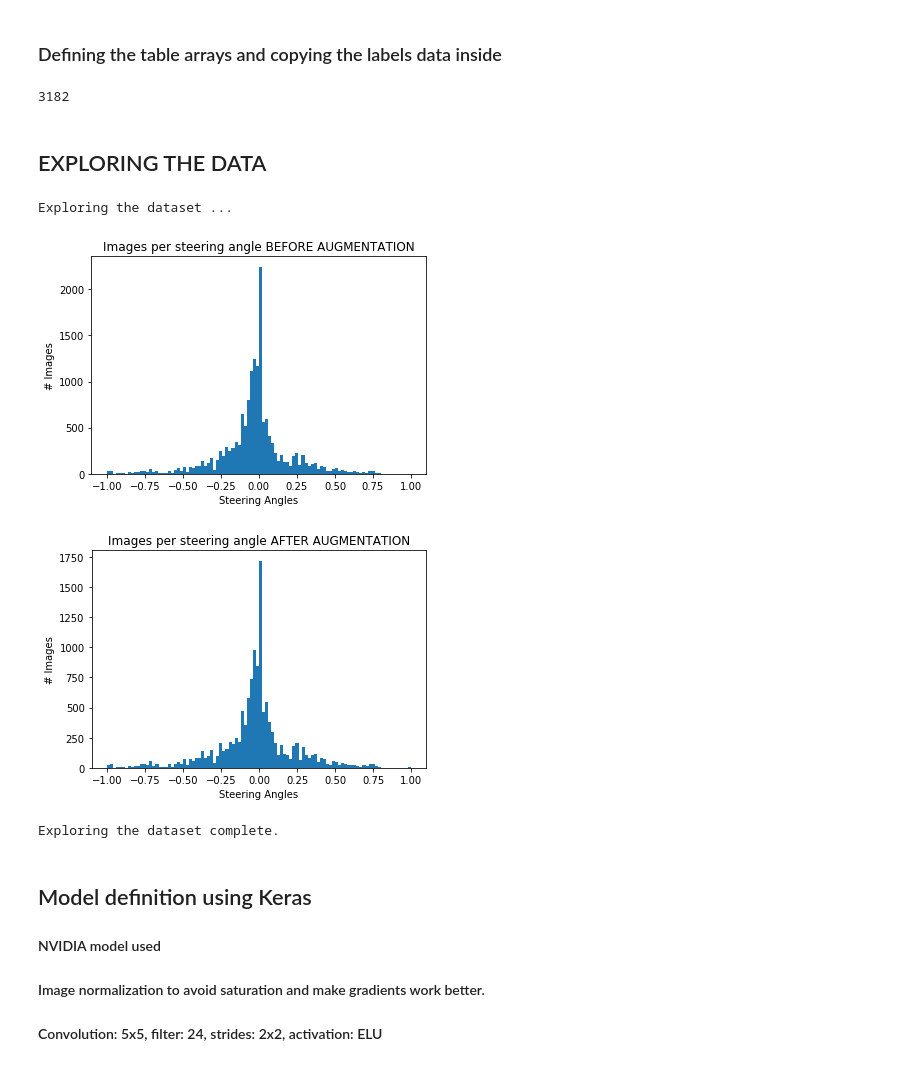
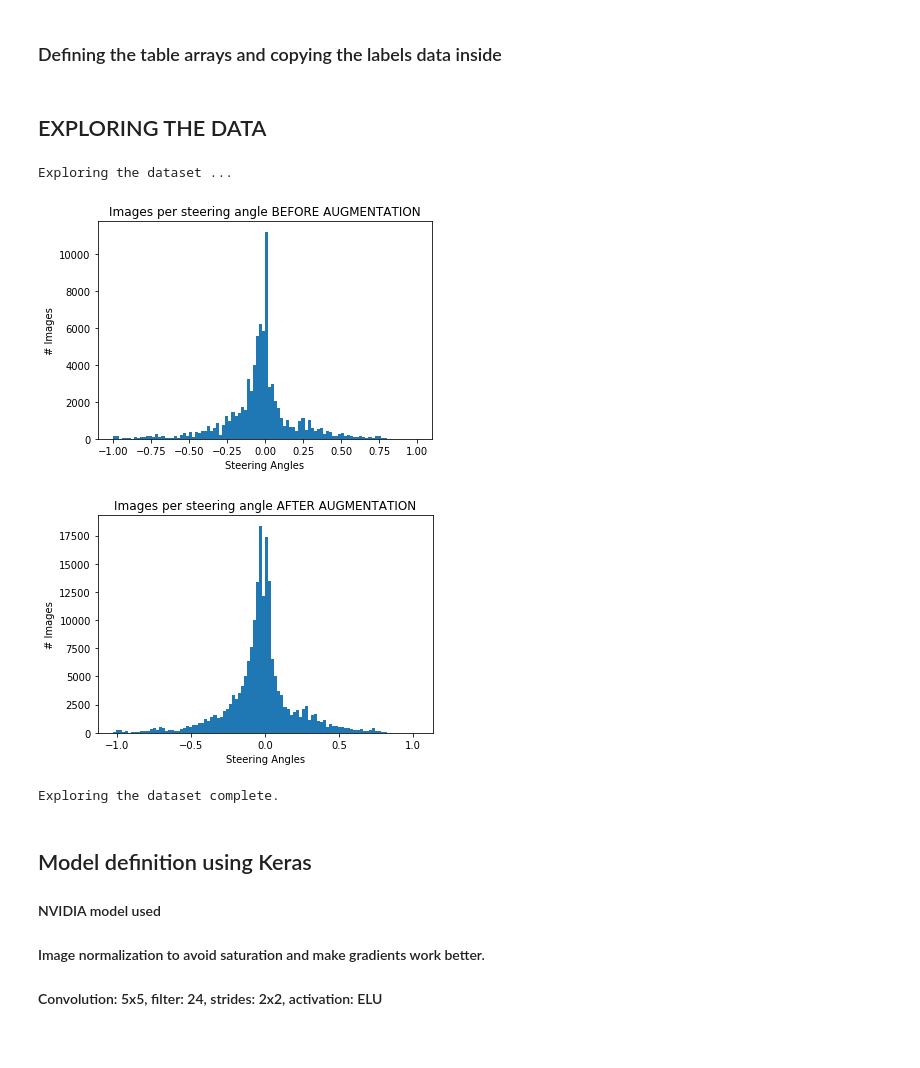
Before and after one commit to cristianku/CarND-Behavioral-Cloning-Project3, a Jupyter notebook: model.ipynb, the cells around one changed output. Cells and saved outputs as stored; diff of their text form; code cells hidden in the pictures.

```diff
--- a/model.ipynb
+++ b/model.ipynb
@@ -119,0 +109,12 @@ There are 15909 images in total
+# %%
+print ("Creating recurrent data")
+samples_list_recurrent = []
+for i,line in enumerate(samples_list):
+  if i% 1000 == 0 and i> 0 : print(".. recurrent data processed {}".format(i))
+  for ix in range( max(i-1,0), max(i-5,0), -1):
+      current_steering_angle = line[3]
+
+      samples_list_recurrent.append([samples_list[ix][0] ,samples_list[ix][1] ,samples_list[ix][2] ,line[3]])
+#       samples_list_recurrent.append([1,1,1,.1])
+
+print ("\nNew recurrent samples created {}".format(len(samples_list_recurrent)))
@@ -119,0 +142,3 @@ There are 15909 images in total
+# %%
+samples_list = samples_list + samples_list_recurrent
+print ("\nTotal samples including recurrent {}".format(len(samples_list)))
@@ -185,24 +225,21 @@ validation_samples =  np.array([]).reshape(0,2)
 training_steering = []
 val_steering = []
 
+### Training
 for i,sample_line in enumerate(train_list):
-#    print (i)
+
+#    print (sample_line)
    for output in data_preprocess(sample_line):
-#         print (output[0].shape)
-        try:
-            py_training_samples.append(output[0][None])
-            training_steering.append(output[1])
-        except ValueError:
-            print (" Image not found " +sample_line[0] )
+        py_training_samples.append(output[0][None])
+        training_steering.append(output[1])
 
    if i% 1000 == 0 and i> 0 : print(".. training samples processed {}".format(i))
 
+### Validation
 for i,sample_line in enumerate(val_list):
    for output in data_preprocess(sample_line):
-#         print ( "output[0].shape" + str(output[0].shape))
         py_validation_samples.append(output[0][None])
         val_steering.append(output[1])
-#         print (output[0][None].shape)
 
    if i% 1000 == 0 and i> 0 : print(".. validation samples processed {}".format(i))
 
@@ -286,46 +274,42 @@ len(training_steering)
 # %%
 py_training_steerings = hdf5_file.create_array(hdf5_file.root, 'py_training_steering',training_steering )
 py_validation_steerings = hdf5_file.create_array(hdf5_file.root, 'py_val_steering', val_steering)
-# %%
-len(val_steering)
-# %% [output]
-3182
 # %% [markdown]
 ## EXPLORING THE DATA
 # %%
 import matplotlib.pyplot as plt
 
 print("\nExploring the dataset ...")
 
 # It plots the histogram of an arrray of angles: [0.0,0.1, ..., -0.1]
 def plot_steering_histogram(steerings, title, num_bins=100):
     plt.hist(steerings, num_bins)
     plt.title(title)
     plt.xlabel('Steering Angles')
     plt.ylabel('# Images')
     plt.show()
 
 # # It plots the histogram of an arrray of associative arrays of angles: [{'steering':0.1}, {'steering':0.2}, ..., {'steering':-0.1}]
 def plot_dataset_histogram(samples, title, num_bins=100):
     steerings = []
     for item in samples:
 #         print (item)
         steerings.append( float(item) )
     plot_steering_histogram(steerings, title, num_bins)
 
-samples_before = samples_list[:,3]
+samples_before = np.array(samples_list)[:,3]
 # Plot the histogram of steering angles before the image augmentation
 plot_dataset_histogram(samples_before, 'Images per steering angle BEFORE AUGMENTATION', num_bins=100)
 samples_before = []
 
 # Plot the histogram of steering angles after the image augmentation
 plot_dataset_histogram(training_steering, 'Images per steering angle AFTER AUGMENTATION', num_bins=100)
 print("Exploring the dataset complete.")
 samples=[]
 # %% [output]
 Exploring the dataset ...
-[figure, old version]
+[figure, new version]
-[figure, old version]
+[figure, new version]
 Exploring the dataset complete.
 # %% [markdown]
 ## Model definition using Keras
```
Also changed, not shown: parts of 22 cells of this notebook, 1 other file.
